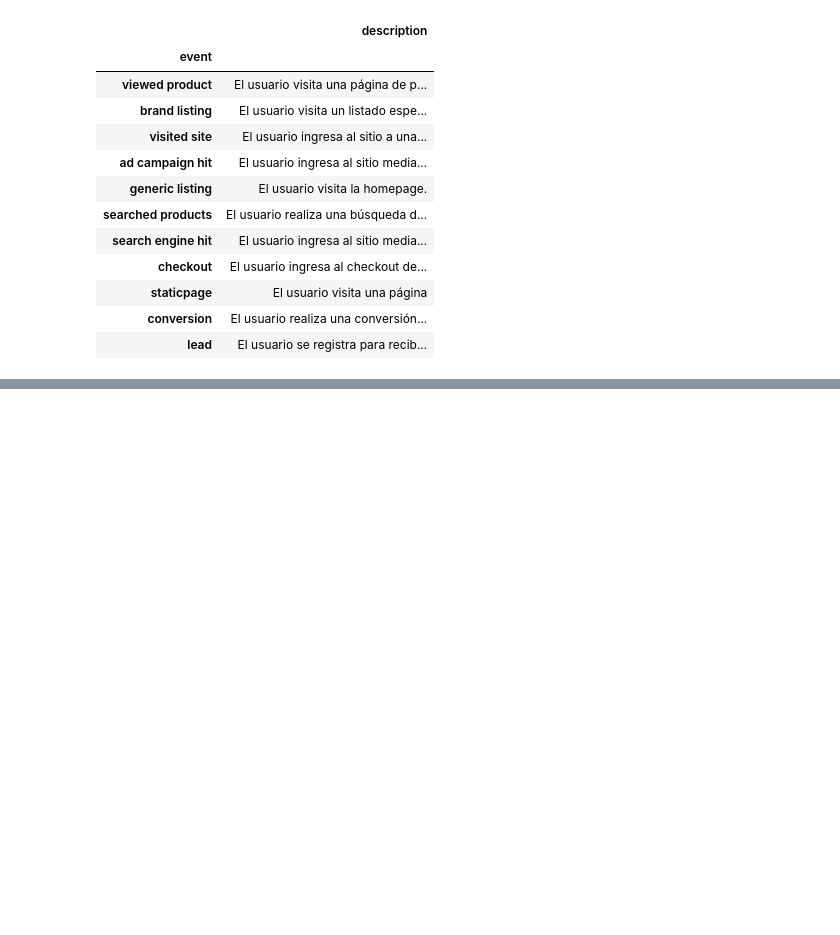
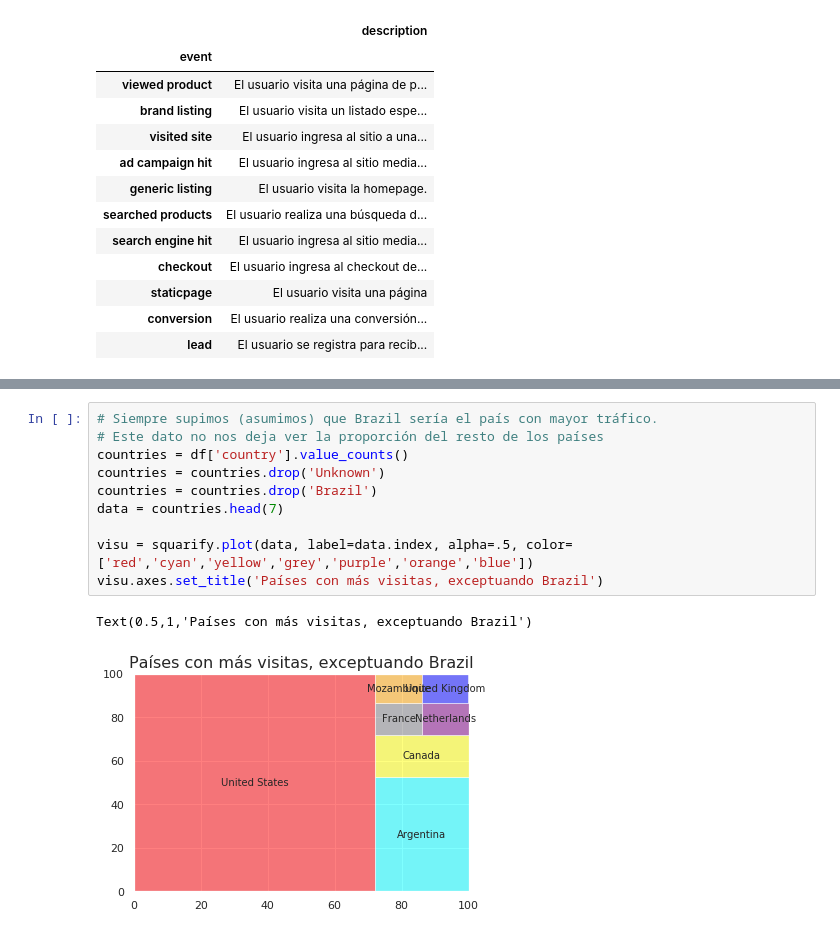
Before and after one commit to FdelMazo/7506-Datos, a Jupyter notebook: TP1/TP1.ipynb, the cells around one changed output, grey strips where cells are left out. Saved outputs shown, nothing was run; the diff lists cells and outputs as text; blank space fills up the shorter version.

```diff
--- a/TP1/TP1.ipynb
+++ b/TP1/TP1.ipynb
@@ -212,0 +233,13 @@ sns.countplot(x='event',data=df,order=orden)
+# %%
+# Siempre supimos (asumimos) que Brazil sería el país con mayor tráfico.
+# Este dato no nos deja ver la proporción del resto de los países
+countries = df['country'].value_counts()
+countries = countries.drop('Unknown')
+countries = countries.drop('Brazil')
+data = countries.head(7)
+
+visu = squarify.plot(data, label=data.index, alpha=.5, color=['red','cyan','yellow','grey','purple','orange','blue'])
+visu.axes.set_title('Países con más visitas, exceptuando Brazil')
+# %% [output]
+Text(0.5,1,'Países con más visitas, exceptuando Brazil')
+[figure, added]
```
Also changed, not shown: parts of 14 cells of this notebook, 3 other files.
